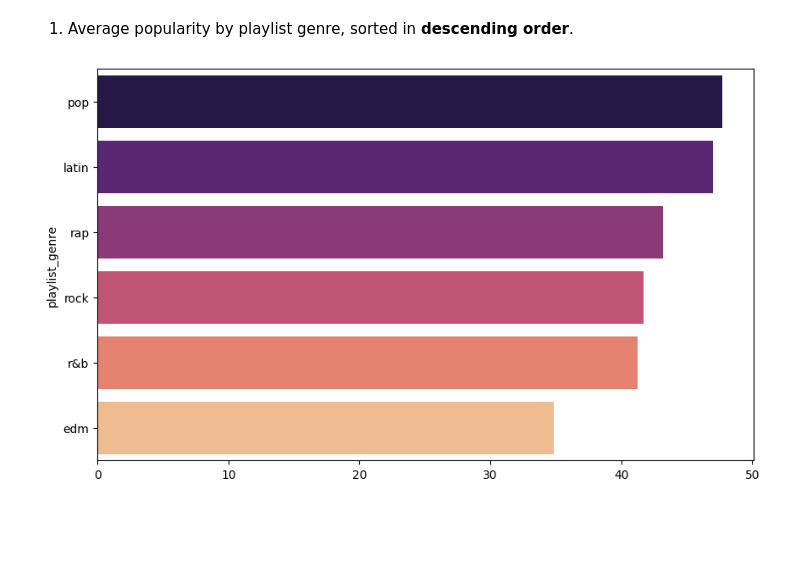
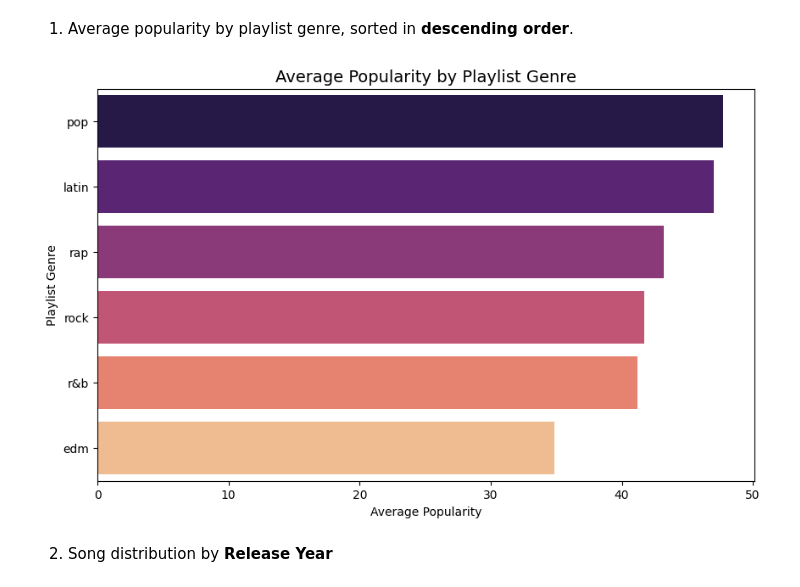
Before and after one commit to Darknight47/Data-Science-Project-02, a Jupyter notebook: music_recommendation.ipynb, the cells around one changed output. Saved outputs shown, nothing was run; the diff lists cells and outputs as text; code cells hidden in the pictures; blank space fills up the shorter version.

```diff
--- a/music_recommendation.ipynb
+++ b/music_recommendation.ipynb
@@ -86,9 +86,17 @@ playlist_popularity = dataset.groupby('playlist_genre')['track_popularity'].mean
 # %%
 from matplotlib import pyplot as plt
 import seaborn as sns
 
 plt.figure(figsize=(10, 6))
 sns.barplot(x=playlist_popularity.values, y=playlist_popularity.index, hue=playlist_popularity.index, palette='magma', legend=False)
+
+plt.title("Average Popularity by Playlist Genre", fontsize=14)
+plt.xlabel("Average Popularity")
+plt.ylabel("Playlist Genre")
+plt.xticks(fontsize=10)
+plt.yticks(fontsize=10)
 plt.show()
 # %% [output]
-[figure, old version]
+[figure, new version]
+# %% [markdown]
+2. Song distribution by **Release Year**
```
Also changed, not shown: parts of 3 cells of this notebook.
